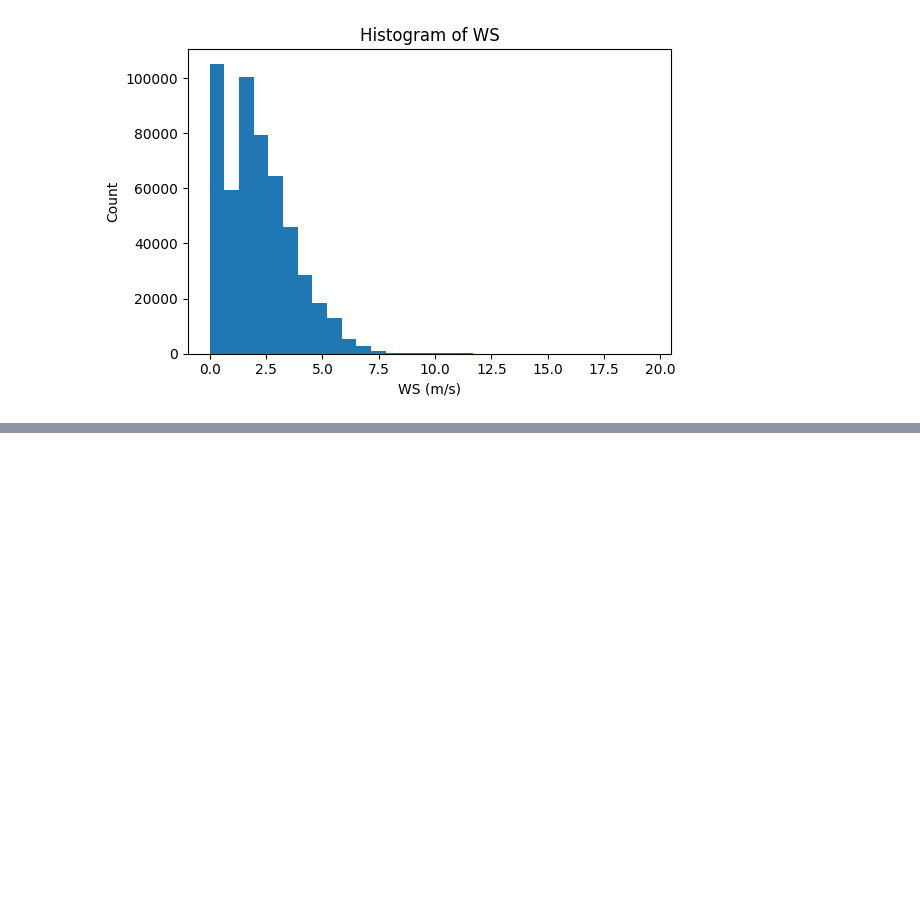
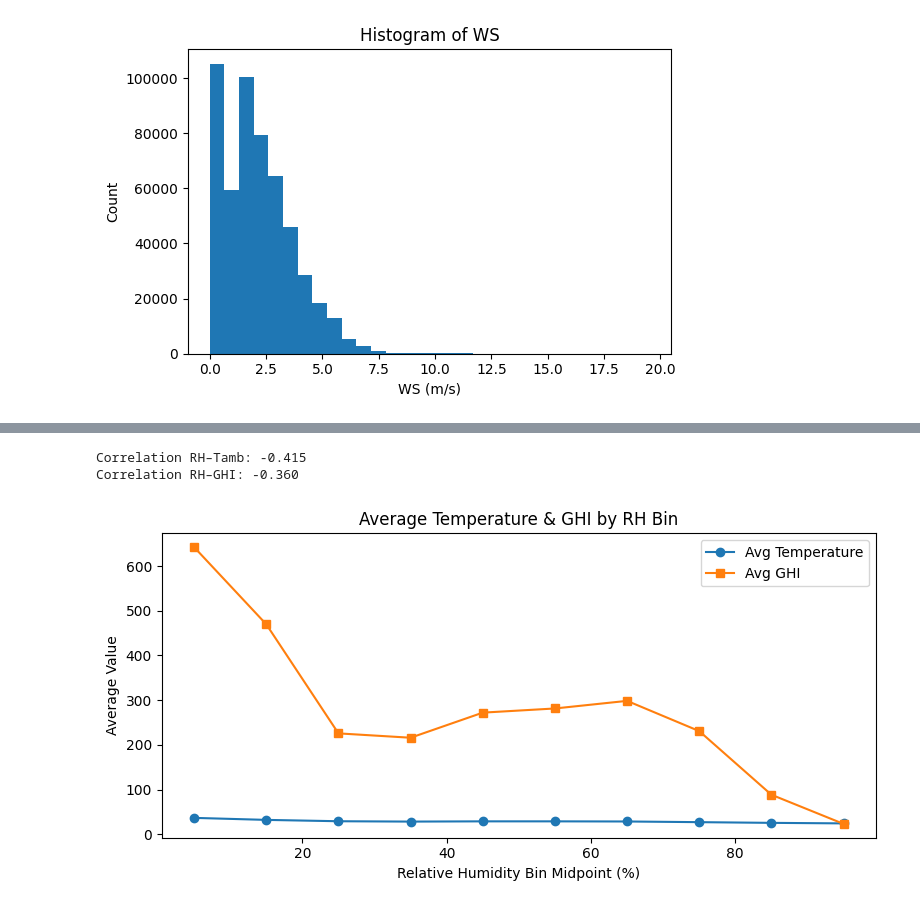
Before and after one commit to yohannesalex/solar-challenge-week1, a Jupyter notebook: notebooks/benin_eda.ipynb, the cells around one changed output, grey strips where cells are left out. Saved outputs shown, nothing was run; the diff lists cells and outputs as text; code cells hidden in the pictures; blank space fills up the shorter version.

```diff
--- a/notebooks/benin_eda.ipynb
+++ b/notebooks/benin_eda.ipynb
@@ -346,0 +369,33 @@ plt.show()
+# %%
+# Compute and print correlation coefficients
+corr_temp = df[["RH", "Tamb"]].corr().iloc[0,1]
+corr_ghi  = df[["RH", "GHI"]].corr().iloc[0,1]
+print(f"Correlation RH–Tamb: {corr_temp:.3f}")
+print(f"Correlation RH–GHI: {corr_ghi:.3f}")
+# %% [output]
+Correlation RH–Tamb: -0.415
+Correlation RH–GHI: -0.360
+# %%
+# Bin RH into categories and plot average temperature and GHI by RH bin
+df["RH_bin"] = pd.cut(df["RH"], bins=np.arange(0, 110, 10), right=False)
+binned = (
+    df
+    .groupby("RH_bin", observed=False)[["Tamb", "GHI"]]
+    .mean()
+    .reset_index()
+)
+
+# Convert RH_bin to midpoint for plotting
+binned["RH_mid"] = binned["RH_bin"].apply(lambda rng: rng.left + 5)
+
+plt.figure(figsize=(8, 4))
+plt.plot(binned["RH_mid"], binned["Tamb"], marker='o', label="Avg Temperature")
+plt.plot(binned["RH_mid"], binned["GHI"], marker='s', label="Avg GHI")
+plt.xlabel("Relative Humidity Bin Midpoint (%)")
+plt.ylabel("Average Value")
+plt.title("Average Temperature & GHI by RH Bin")
+plt.legend()
+plt.tight_layout()
+plt.show()
+# %% [output]
+[figure, added]
```
Also changed, not shown: parts of 2 cells of this notebook.
